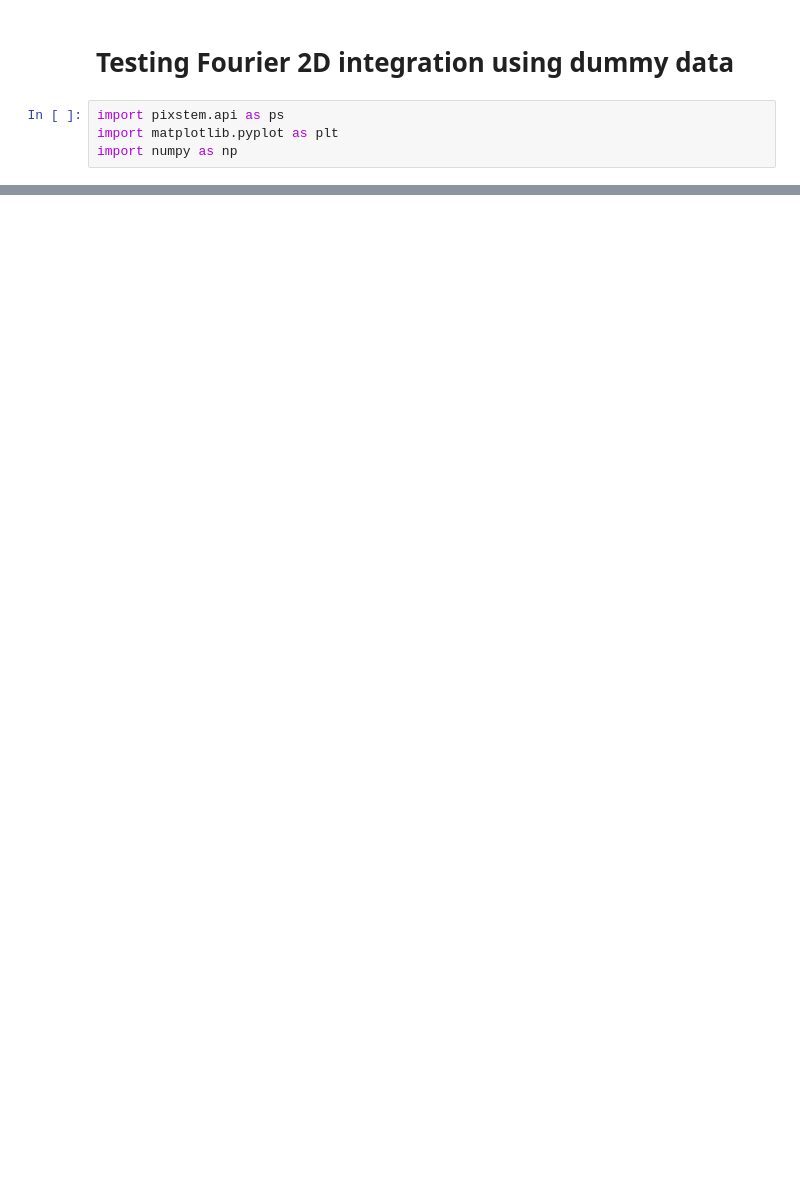
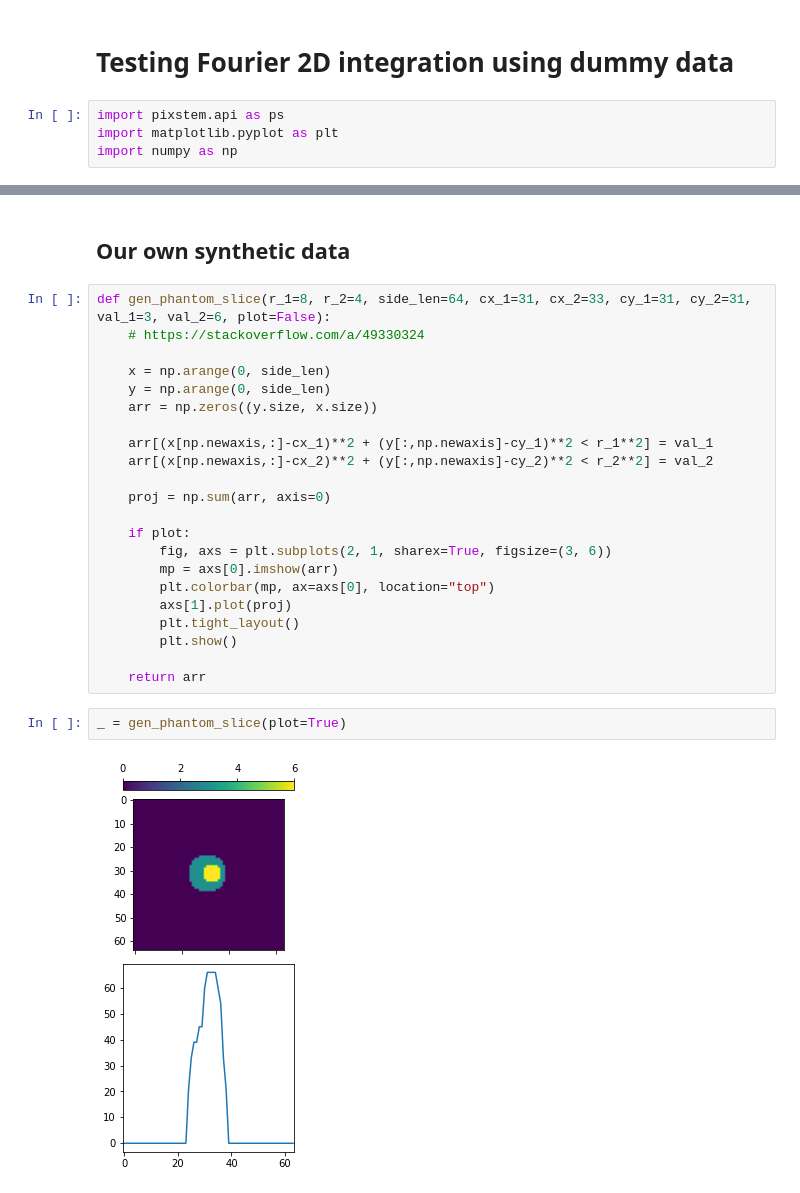
Before and after one commit to kwokkenton/optea, a Jupyter notebook: led_array/test_fourier_integration.ipynb, the cells around one changed output, grey strips where cells are left out. Cells and saved outputs as stored; diff of their text form; blank space fills up the shorter version.

Commit message:
dummy phantom for fourier integration

```diff
--- a/led_array/test_fourier_integration.ipynb
+++ b/led_array/test_fourier_integration.ipynb
@@ -77,2 +79,30 @@ def test_fourier_integration(dpc_lr, dpc_ud):
     plt.tight_layout()
     plt.show()
+# %% [markdown]
+## Our own synthetic data
+# %%
+def gen_phantom_slice(r_1=8, r_2=4, side_len=64, cx_1=31, cx_2=33, cy_1=31, cy_2=31, val_1=3, val_2=6, plot=False):
+    # https://stackoverflow.com/a/49330324
+
+    x = np.arange(0, side_len)
+    y = np.arange(0, side_len)
+    arr = np.zeros((y.size, x.size))
+
+    arr[(x[np.newaxis,:]-cx_1)**2 + (y[:,np.newaxis]-cy_1)**2 < r_1**2] = val_1
+    arr[(x[np.newaxis,:]-cx_2)**2 + (y[:,np.newaxis]-cy_2)**2 < r_2**2] = val_2
+
+    proj = np.sum(arr, axis=0)
+
+    if plot:
+        fig, axs = plt.subplots(2, 1, sharex=True, figsize=(3, 6))
+        mp = axs[0].imshow(arr)
+        plt.colorbar(mp, ax=axs[0], location="top")
+        axs[1].plot(proj)
+        plt.tight_layout()
+        plt.show()
+
+    return arr
+# %%
+_ = gen_phantom_slice(plot=True)
+# %% [output]
+[figure, added]
```
Also changed, not shown: parts of 9 cells of this notebook.
